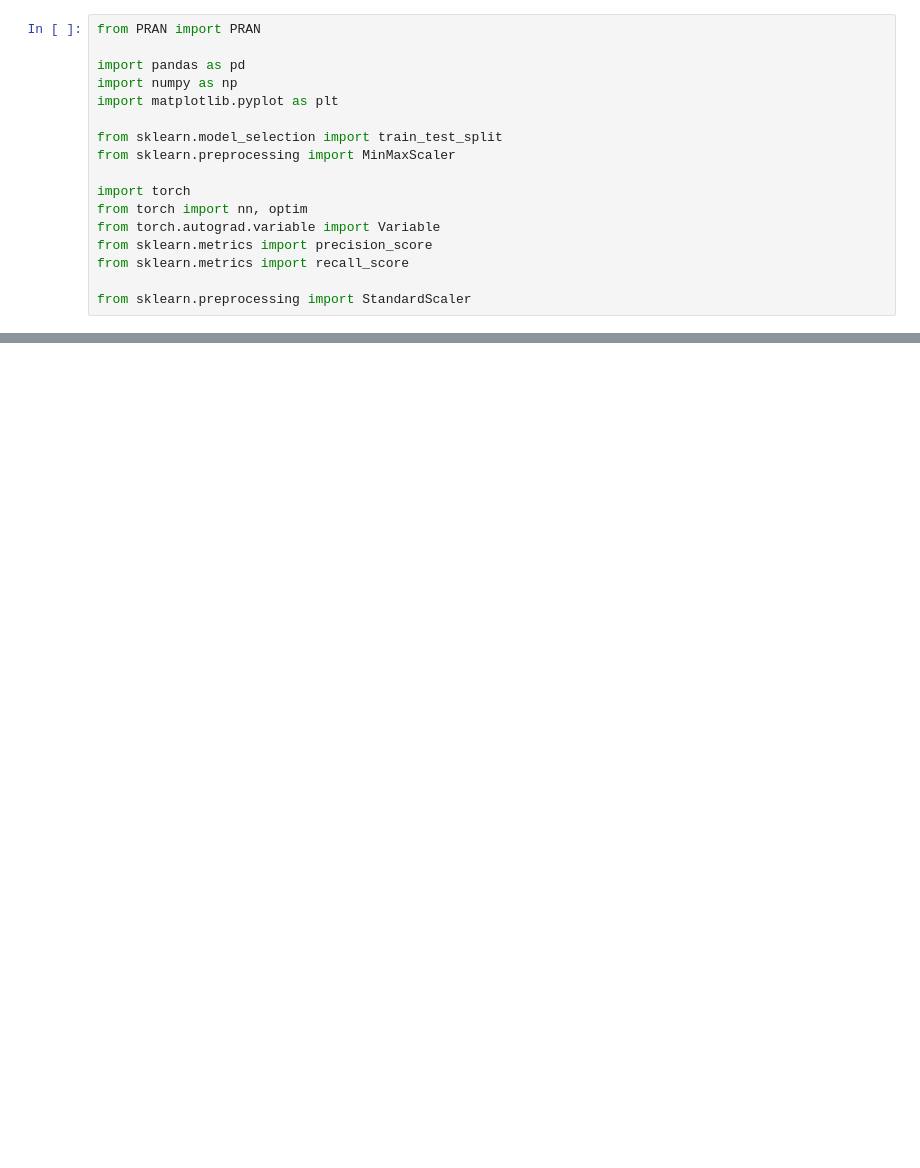
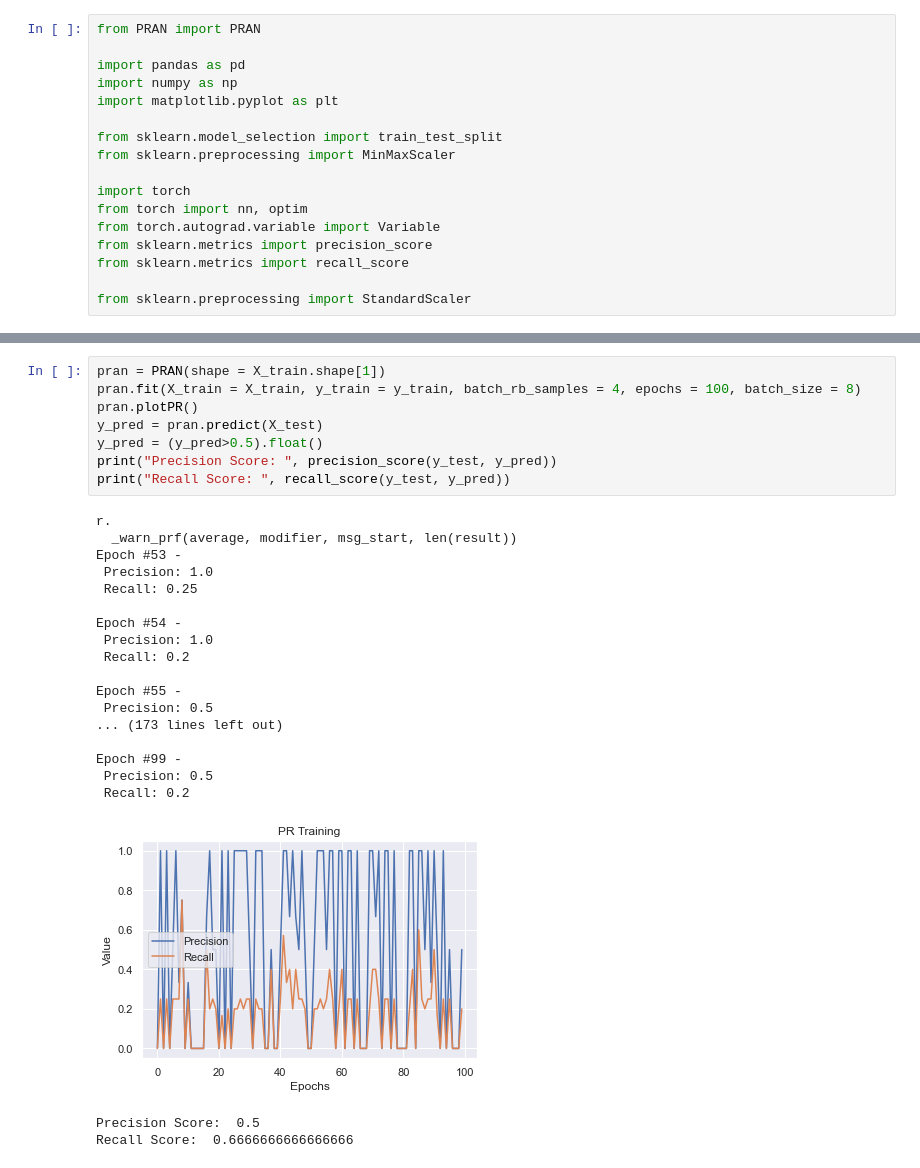
Before and after one commit to Nazarshia2889/Precision-Recall-Adversarial-Network, a Jupyter notebook: src/pran_model/2pranexperiment.ipynb, the cells around one changed output, grey strips where cells are left out. Drawn from its saved outputs; the diff is of its cells as text; blank space fills up the shorter version.

```diff
--- a/src/pran_model/2pranexperiment.ipynb
+++ b/src/pran_model/2pranexperiment.ipynb
@@ -48,0 +72,29 @@ RuntimeError: Trying to backward through the graph a second time (or directly ac
+# %%
+pran = PRAN(shape = X_train.shape[1])
+pran.fit(X_train = X_train, y_train = y_train, batch_rb_samples = 4, epochs = 100, batch_size = 8)
+pran.plotPR()
+y_pred = pran.predict(X_test)
+y_pred = (y_pred>0.5).float()
+print("Precision Score: ", precision_score(y_test, y_pred))
+print("Recall Score: ", recall_score(y_test, y_pred))
+# %% [output]
+r.
+  _warn_prf(average, modifier, msg_start, len(result))
+Epoch #53 -
+ Precision: 1.0
+ Recall: 0.25
+
+Epoch #54 -
+ Precision: 1.0
+ Recall: 0.2
+
+Epoch #55 -
+ Precision: 0.5
+... (173 lines left out)
+
+Epoch #99 -
+ Precision: 0.5
+ Recall: 0.2
+[figure, added]
+Precision Score:  0.5
+Recall Score:  0.6666666666666666
```
Also changed, not shown: parts of 4 cells of this notebook, 3 other files.
